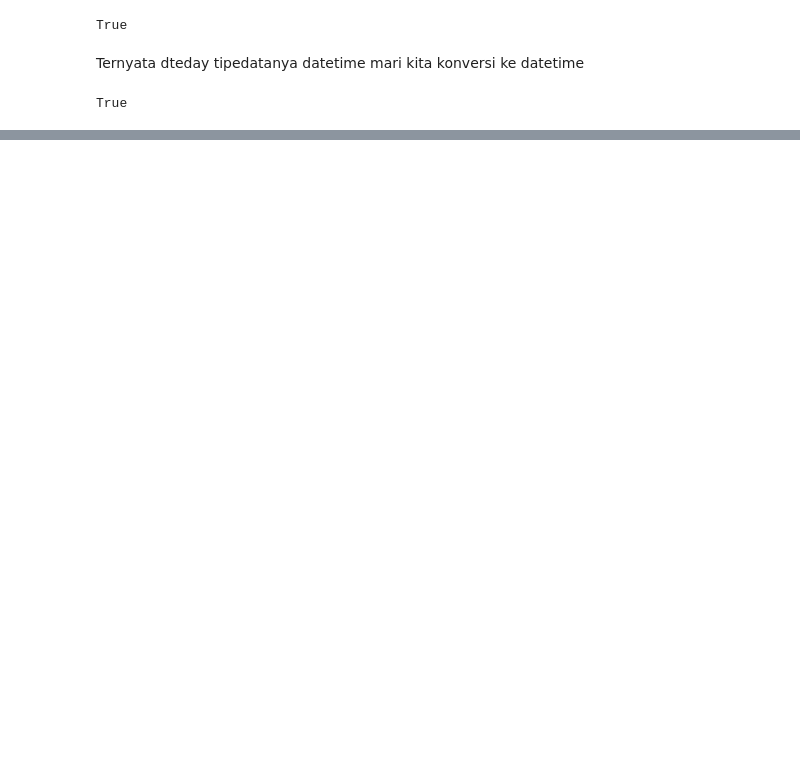
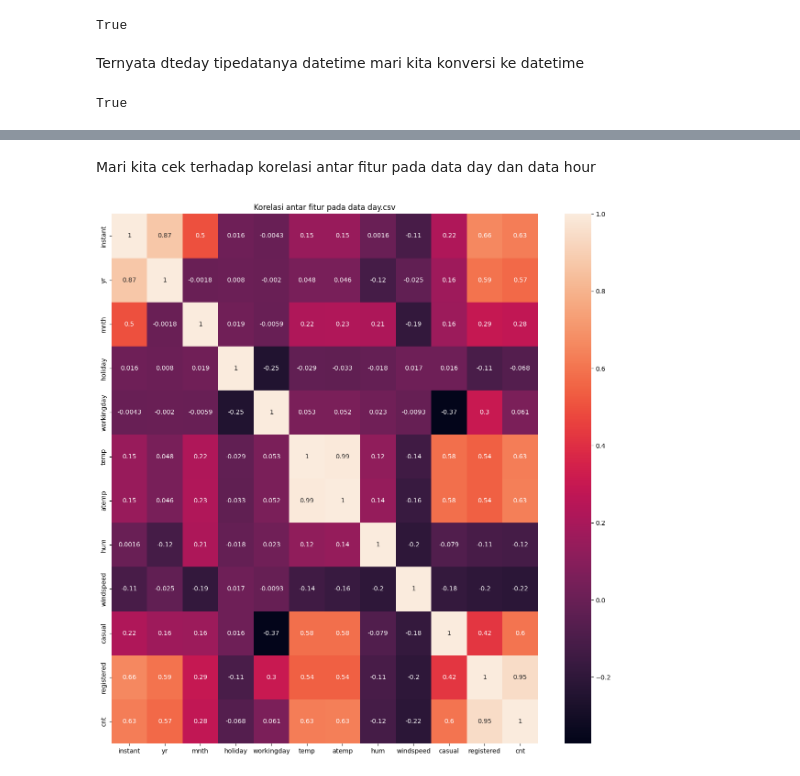
Before and after one commit to irizkyw/Submission-Dicoding, a Jupyter notebook: notebook.ipynb, the cells around one changed output, grey strips where cells are left out. Cells and saved outputs as stored; diff of their text form; code cells hidden in the pictures; blank space fills up the shorter version.

```diff
--- a/notebook.ipynb
+++ b/notebook.ipynb
@@ -344,0 +277,20 @@ plt.show()
+# %%
+def median_outlier(data, outlier_features):
+    for i in data.columns:
+        if data[i].dtype != 'object':
+            if i in outlier_features:
+                Q1 = data[i].quantile(0.25)
+                Q3 = data[i].quantile(0.75)
+
+                IQR = Q3 - Q1
+
+                lower_bound = Q1 - (1.5 * IQR)
+                upper_bound = Q3 + (1.5 * IQR)
+
+                data[i] = np.where(data[i] > upper_bound, data[i].median(), data[i])
+                data[i] = np.where(data[i] < lower_bound, data[i].median(), data[i])
+
+    return data
+
+data_day = median_outlier(data_day, ['hum','windspeed','casual'])
+data_hour = median_outlier(data_hour, ['weathersit','hum','windspeed','casual'])
@@ -344,0 +311,10 @@ plt.show()
+# %% [markdown]
+Mari kita cek terhadap korelasi antar fitur pada data day dan data hour
+# %%
+# DO: Cek korelasi antar fitur menggunakan heatmap dari data day.csv
+plt.figure(figsize=(15, 15))
+sns.heatmap(data_day.select_dtypes(include=['number']).corr(), annot=True)
+plt.title('Korelasi antar fitur pada data day.csv')
+plt.show()
+# %% [output]
+[figure, added]
```
Also changed, not shown: parts of 52 cells of this notebook, 2 other files.
